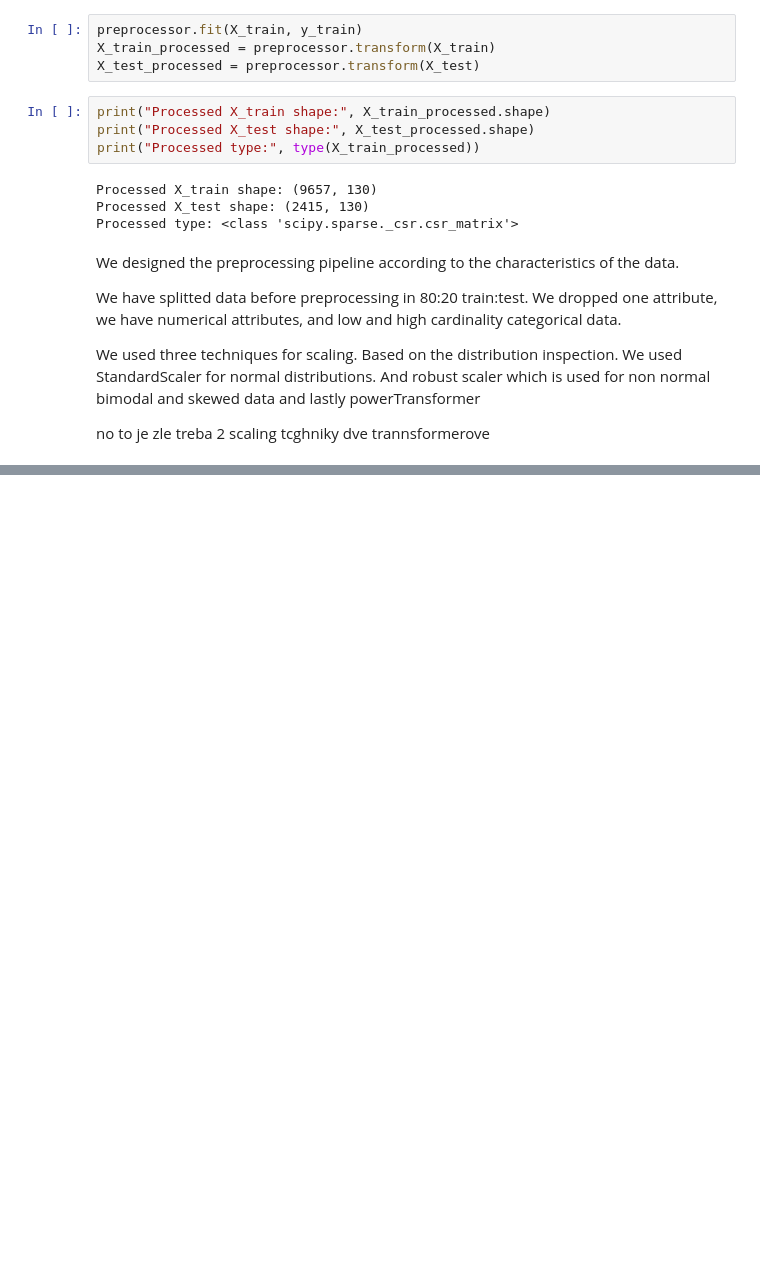
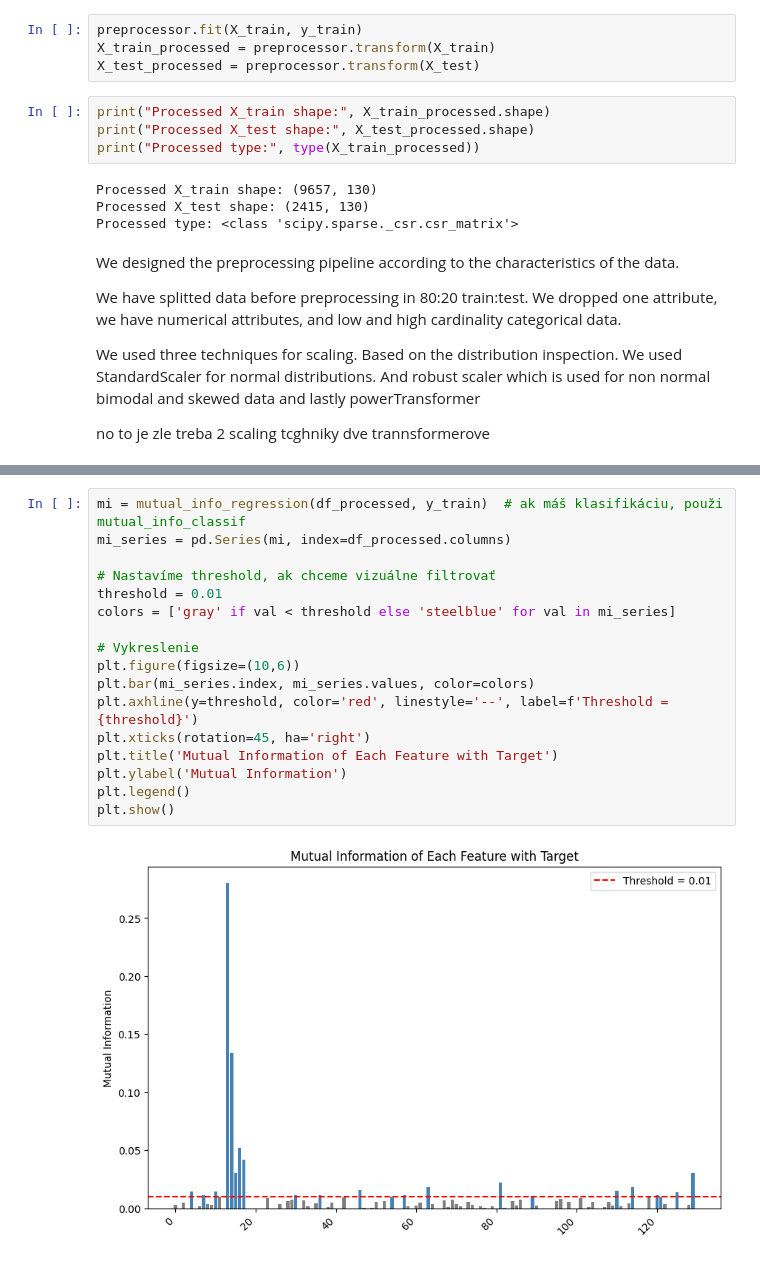
Before and after one commit to Michzru/Critical-oxygen-saturation-estimation, a Jupyter notebook: phase_2.ipynb, the cells around one changed output, grey strips where cells are left out. Cells and saved outputs as stored; diff of their text form; blank space fills up the shorter version.

```diff
--- a/phase_2.ipynb
+++ b/phase_2.ipynb
@@ -368,0 +407,19 @@ no to je zle treba 2 scaling tcghniky dve trannsformerove
+# %%
+mi = mutual_info_regression(df_processed, y_train)  # ak máš klasifikáciu, použi mutual_info_classif
+mi_series = pd.Series(mi, index=df_processed.columns)
+
+# Nastavíme threshold, ak chceme vizuálne filtrovať
+threshold = 0.01
+colors = ['gray' if val < threshold else 'steelblue' for val in mi_series]
+
+# Vykreslenie
+plt.figure(figsize=(10,6))
+plt.bar(mi_series.index, mi_series.values, color=colors)
+plt.axhline(y=threshold, color='red', linestyle='--', label=f'Threshold = {threshold}')
+plt.xticks(rotation=45, ha='right')
+plt.title('Mutual Information of Each Feature with Target')
+plt.ylabel('Mutual Information')
+plt.legend()
+plt.show()
+# %% [output]
+[figure, added]
```
Also changed, not shown: parts of 13 cells of this notebook, 1 other file.
